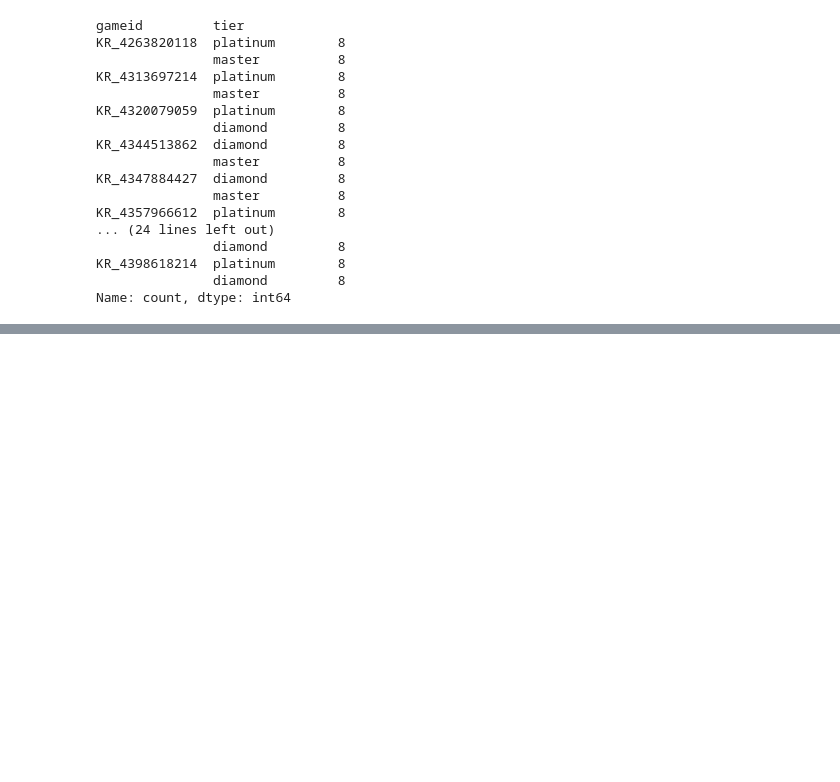
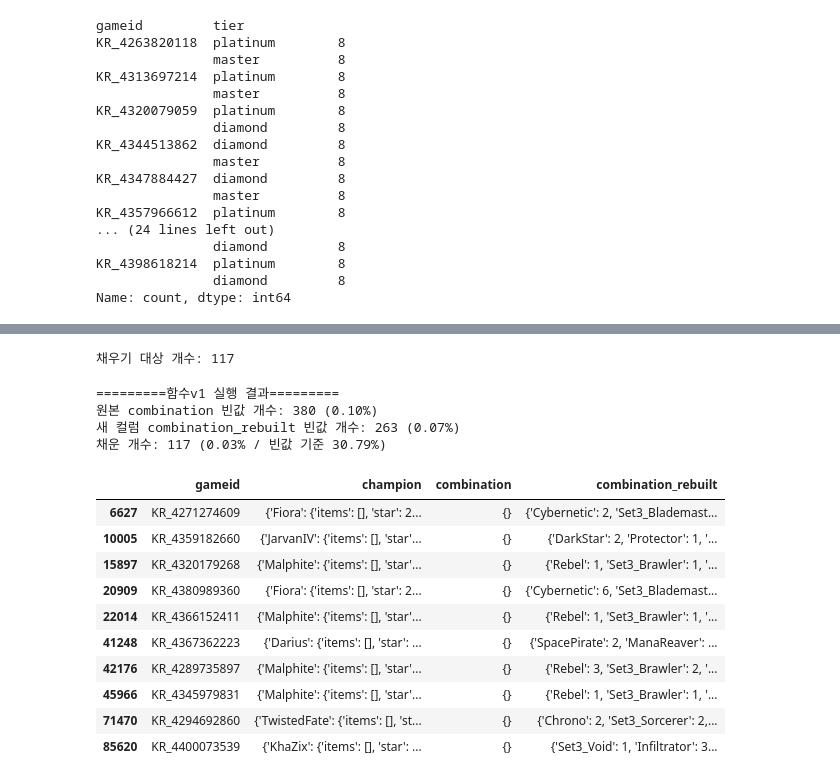
Before and after one commit to hanalo26/Third-project-sparta, a Jupyter notebook: works/JH/JH_Data_pre-process_v1.ipynb, the cells around one changed output, grey strips where cells are left out. Drawn from its saved outputs; the diff is of its cells as text; code cells hidden in the pictures; blank space fills up the shorter version.

```diff
--- a/works/JH/JH_Data_pre-process_v1.ipynb
+++ b/works/JH/JH_Data_pre-process_v1.ipynb
@@ -431,0 +468,56 @@ for item_id, count in spatula_counter.most_common():
+# %%
+# 원본 컬럼유지, 새로운 컬럼 추가
+df_all_match_2['combination_rebuilt'] = df_all_match_2['combination'].copy()
+# %%
+# champion이 O & combination이 X인 갯수
+mask = (
+    (df_all_match_2['champion'] != {}) &
+    (df_all_match_2['combination'] == {})
+)
+
+print("채우기 대상 개수:", mask.sum())
+# %% [output]
+채우기 대상 개수: 117
+# %%
+#함수v1 실행
+df_all_match_2.loc[mask, 'combination_rebuilt'] = (
+    df_all_match_2.loc[mask, 'champion']
+    .apply(make_combination_from_champion)
+)
+
+# 개수 계산
+original_empty = (df_all_match_2['combination'] == {}).sum()
+rebuilt_empty = (df_all_match_2['combination_rebuilt'] == {}).sum()
+filled_count = original_empty - rebuilt_empty
+total_rows = len(df_all_match_2)
+
+# 비율 계산
+original_empty_ratio = original_empty / total_rows * 100
+rebuilt_empty_ratio = rebuilt_empty / total_rows * 100
+filled_ratio_total = filled_count / total_rows * 100
+filled_ratio_from_empty = filled_count / original_empty * 100 if original_empty != 0 else 0
+
+# 출력
+print("=========함수v1 실행 결과=========")
+print(f"원본 combination 빈값 개수: {original_empty} ({original_empty_ratio:.2f}%)")
+print(f"새 컬럼 combination_rebuilt 빈값 개수: {rebuilt_empty} ({rebuilt_empty_ratio:.2f}%)")
+print(f"채운 개수: {filled_count} ({filled_ratio_total:.2f}% / 빈값 기준 {filled_ratio_from_empty:.2f}%)")
+# %% [output]
+=========함수v1 실행 결과=========
+원본 combination 빈값 개수: 380 (0.10%)
+새 컬럼 combination_rebuilt 빈값 개수: 263 (0.07%)
+채운 개수: 117 (0.03% / 빈값 기준 30.79%)
+# %%
+df_all_match_2.loc[mask, ['gameid', 'champion', 'combination', 'combination_rebuilt']].head(10)
+# %% [output]
+|  | gameid | champion | combination | combination_rebuilt |
+| 6627 | KR_4271274609 | {'Fiora': {'items': [], 'star': 2... | {} | {'Cybernetic': 2, 'Set3_Blademast... |
+| 10005 | KR_4359182660 | {'JarvanIV': {'items': [], 'star'... | {} | {'DarkStar': 2, 'Protector': 1, '... |
+| 15897 | KR_4320179268 | {'Malphite': {'items': [], 'star'... | {} | {'Rebel': 1, 'Set3_Brawler': 1, '... |
+| 20909 | KR_4380989360 | {'Fiora': {'items': [], 'star': 2... | {} | {'Cybernetic': 6, 'Set3_Blademast... |
+| 22014 | KR_4366152411 | {'Malphite': {'items': [], 'star'... | {} | {'Rebel': 1, 'Set3_Brawler': 1, '... |
+| 41248 | KR_4367362223 | {'Darius': {'items': [], 'star': ... | {} | {'SpacePirate': 2, 'ManaReaver': ... |
+| 42176 | KR_4289735897 | {'Malphite': {'items': [], 'star'... | {} | {'Rebel': 3, 'Set3_Brawler': 2, '... |
+| 45966 | KR_4345979831 | {'Malphite': {'items': [], 'star'... | {} | {'Rebel': 1, 'Set3_Brawler': 1, '... |
+| 71470 | KR_4294692860 | {'TwistedFate': {'items': [], 'st... | {} | {'Chrono': 2, 'Set3_Sorcerer': 2,... |
+| 85620 | KR_4400073539 | {'KhaZix': {'items': [], 'star': ... | {} | {'Set3_Void': 1, 'Infiltrator': 3... |
```
Also changed, not shown: parts of 25 cells of this notebook.
